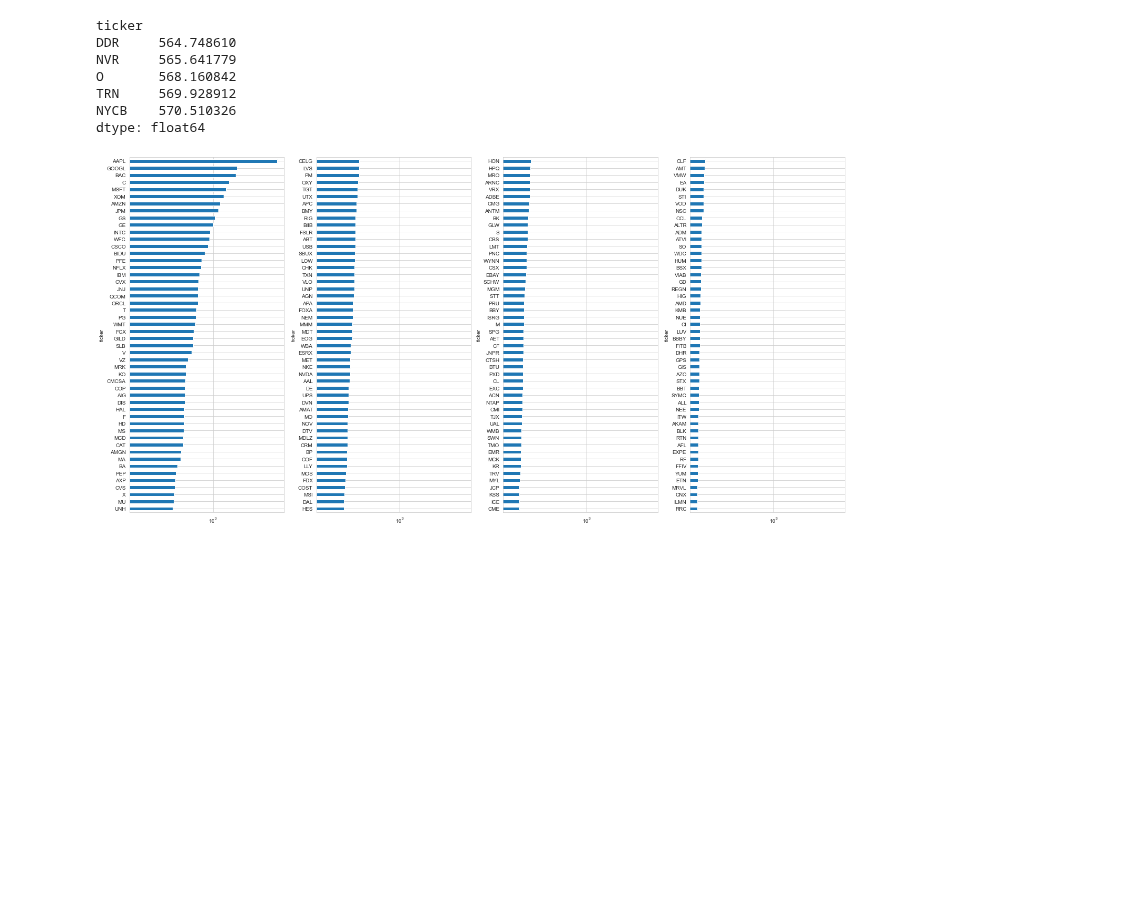
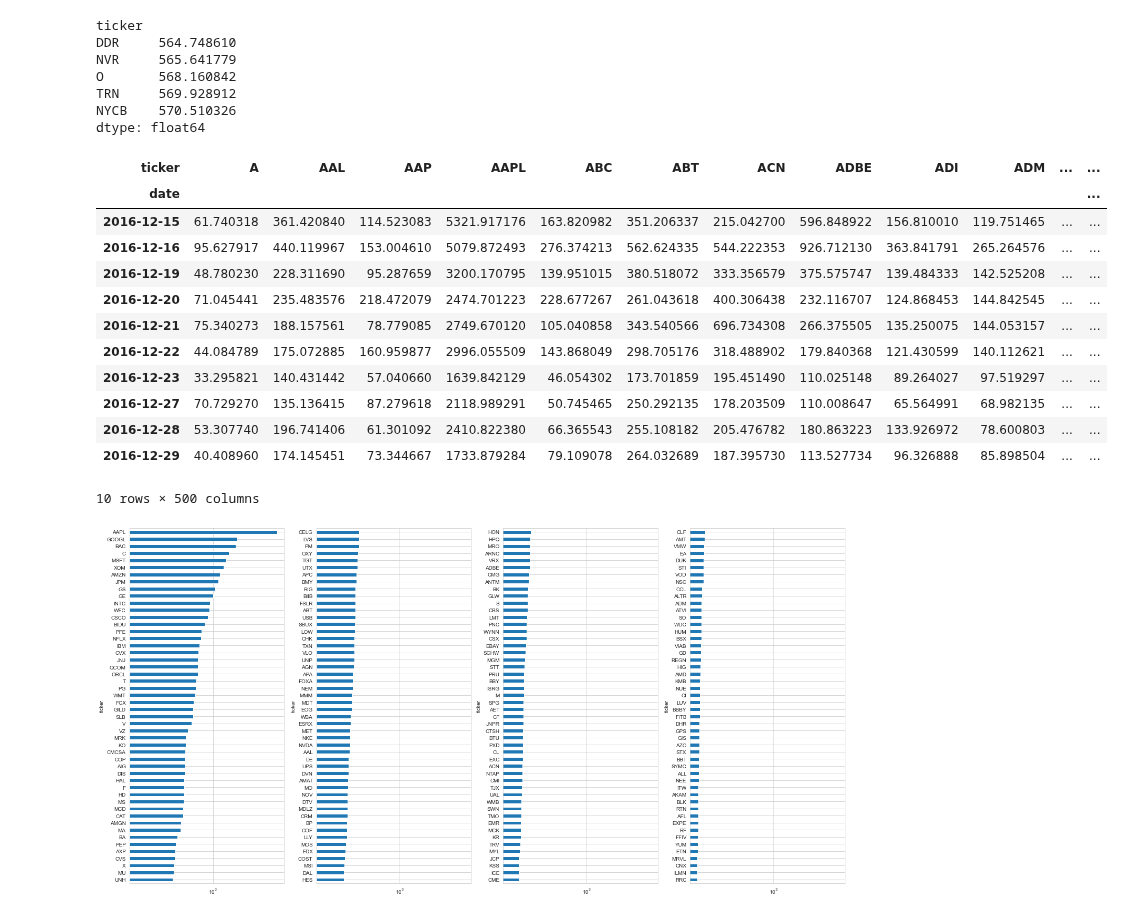
Before and after one commit to OliverJoo/quant_modeling, a Jupyter notebook: MDLing/SampleSelectionForAlphaFactor.ipynb, the cells around one changed output. Cells and saved outputs as stored; diff of their text form; code cells hidden in the pictures; blank space fills up the shorter version.

```diff
--- a/MDLing/SampleSelectionForAlphaFactor.ipynb
+++ b/MDLing/SampleSelectionForAlphaFactor.ipynb
@@ -104,6 +104,22 @@ O       568.160842
 TRN     569.928912
 NYCB    570.510326
 dtype: float64
+# %%
+data.close.mul(data.volume).unstack('ticker').div(1e6).tail(10)
+# %% [output]
+| ticker | A | AAL | AAP | AAPL | ABC | ABT | ACN | ADBE | ADI | ADM | ... | ... |
+| date |  |  |  |  |  |  |  |  |  |  |  | ... |
+| 2016-12-15 | 61.740318 | 361.420840 | 114.523083 | 5321.917176 | 163.820982 | 351.206337 | 215.042700 | 596.848922 | 156.810010 | 119.751465 | ... | ... |
+| 2016-12-16 | 95.627917 | 440.119967 | 153.004610 | 5079.872493 | 276.374213 | 562.624335 | 544.222353 | 926.712130 | 363.841791 | 265.264576 | ... | ... |
+| 2016-12-19 | 48.780230 | 228.311690 | 95.287659 | 3200.170795 | 139.951015 | 380.518072 | 333.356579 | 375.575747 | 139.484333 | 142.525208 | ... | ... |
+| 2016-12-20 | 71.045441 | 235.483576 | 218.472079 | 2474.701223 | 228.677267 | 261.043618 | 400.306438 | 232.116707 | 124.868453 | 144.842545 | ... | ... |
+| 2016-12-21 | 75.340273 | 188.157561 | 78.779085 | 2749.670120 | 105.040858 | 343.540566 | 696.734308 | 266.375505 | 135.250075 | 144.053157 | ... | ... |
+| 2016-12-22 | 44.084789 | 175.072885 | 160.959877 | 2996.055509 | 143.868049 | 298.705176 | 318.488902 | 179.840368 | 121.430599 | 140.112621 | ... | ... |
+| 2016-12-23 | 33.295821 | 140.431442 | 57.040660 | 1639.842129 | 46.054302 | 173.701859 | 195.451490 | 110.025148 | 89.264027 | 97.519297 | ... | ... |
+| 2016-12-27 | 70.729270 | 135.136415 | 87.279618 | 2118.989291 | 50.745465 | 250.292135 | 178.203509 | 110.008647 | 65.564991 | 68.982135 | ... | ... |
+| 2016-12-28 | 53.307740 | 196.741406 | 61.301092 | 2410.822380 | 66.365543 | 255.108182 | 205.476782 | 180.863223 | 133.926972 | 78.600803 | ... | ... |
+| 2016-12-29 | 40.408960 | 174.145451 | 73.344667 | 1733.879284 | 79.109078 | 264.032689 | 187.395730 | 113.527734 | 96.326888 | 85.898504 | ... | ... |
+10 rows × 500 columns
 # %%
 # Visualize the 200 most liquid stocks
 top200 = (data.close.mul(data.volume).unstack('ticker').dropna(thresh=8*252, axis=1).mean().div(1e6)
```
Also changed, not shown: parts of 3 cells of this notebook.
